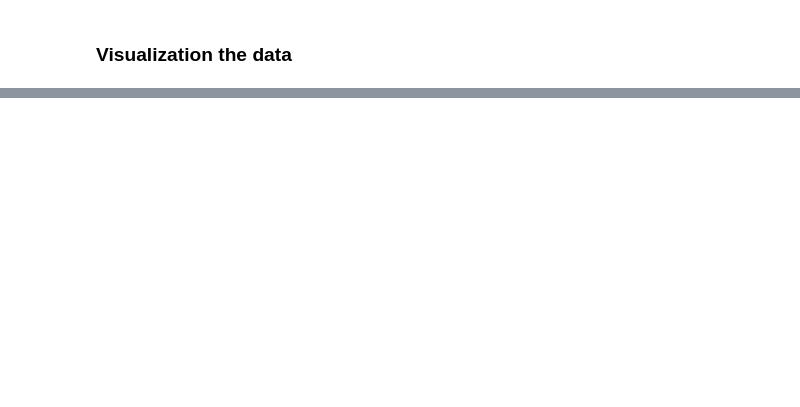
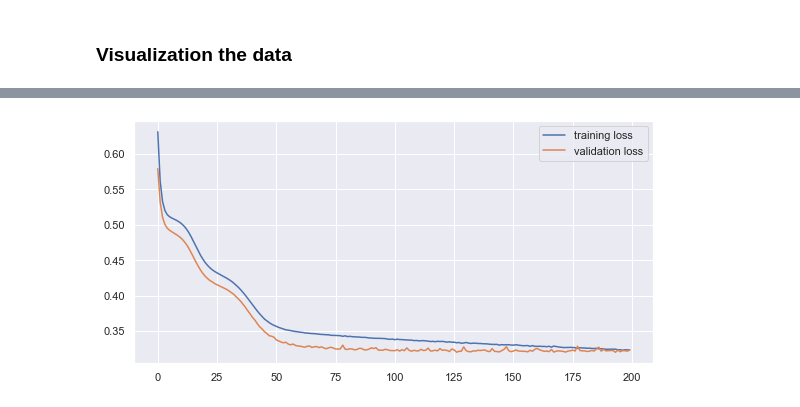
Before and after one commit to AML-final-course-project/SMM284, a Jupyter notebook: data_cleaning.ipynb, the cells around one changed output, grey strips where cells are left out. Drawn from its saved outputs; the diff is of its cells as text; code cells hidden in the pictures; blank space fills up the shorter version.

```diff
--- a/data_cleaning.ipynb
+++ b/data_cleaning.ipynb
@@ -159,0 +189,21 @@ plt.show()
+# %%
+# create tensorflow model
+model_benchmarking = tf.keras.models.Sequential([
+    tf.keras.layers.Dense(100, kernel_initializer = 'uniform',activation="relu", input_shape=X_train.shape[1:]),
+    tf.keras.layers.Dense(100, kernel_initializer = 'uniform',activation="relu"),
+    tf.keras.layers.Dense(1, kernel_initializer = 'uniform', activation="sigmoid")
+    ])
+
+# early_stopping
+early_stopping_cb = tf.keras.callbacks.EarlyStopping(patience=10, restore_best_weights=True)
+# compile the model
+model_benchmarking.compile(loss="binary_crossentropy",
+              optimizer=tf.keras.optimizers.SGD(learning_rate=0.01),
+              metrics=["accuracy"])
+# keep track of the perforance
+log = model_benchmarking.fit(X_train, Y_train,
+                epochs=200,
+                validation_data=(X_valid, Y_valid),
+               )
+
+print("MSE on test set: " + str(model_benchmarking.evaluate(X_test, Y_test)))
@@ -159,0 +228,8 @@ plt.show()
+# %%
+# visualise the lost
+plt.plot(log.history['loss'],label = "training loss")
+plt.plot(log.history['val_loss'], label = "validation loss")
+plt.legend()
+plt.show()
+# %% [output]
+[figure, added]
```
Also changed, not shown: parts of 15 cells of this notebook.
